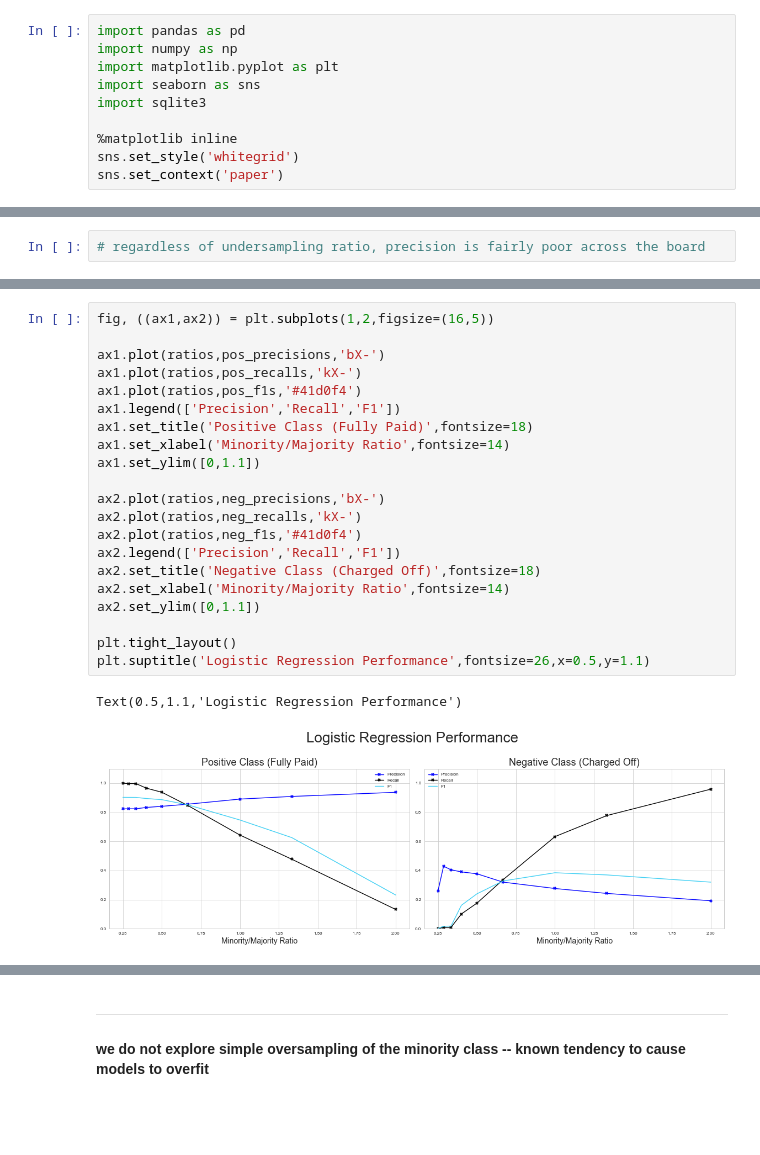
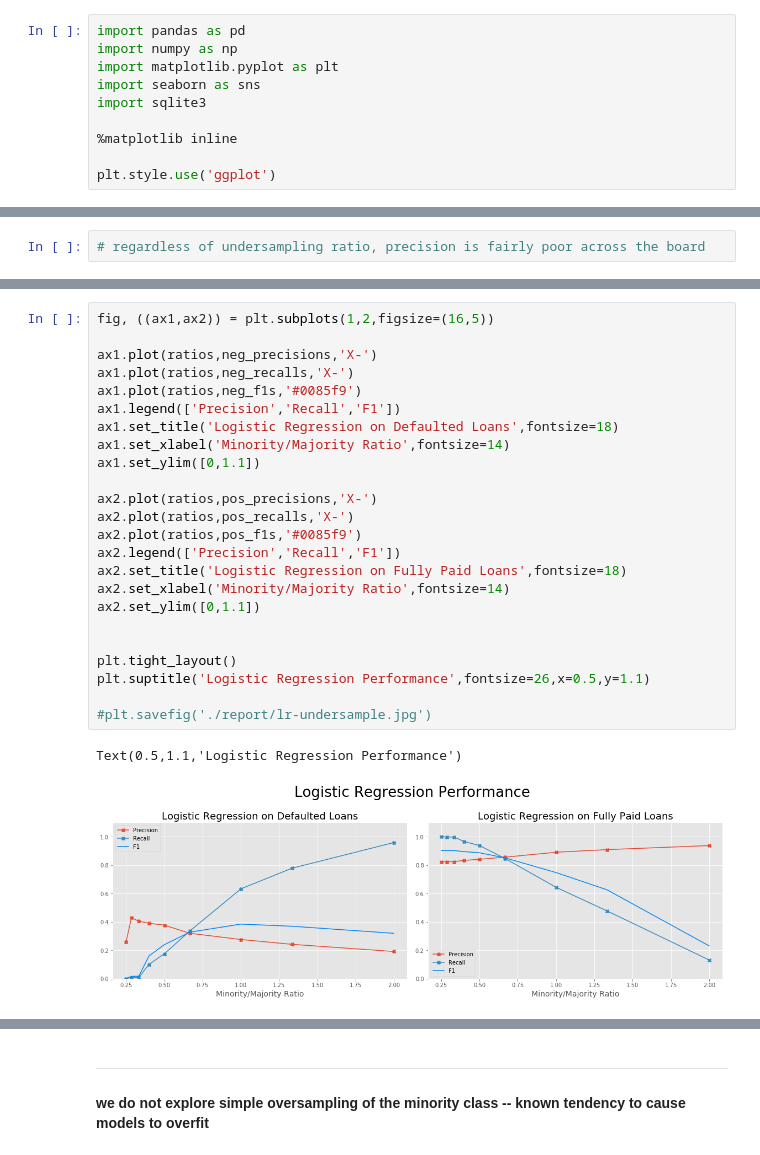
Before and after one commit to pandrewg/Lending-Club, a Jupyter notebook: analysis-pt2-imbalance-fix.ipynb, the cells around one changed output, grey strips where cells are left out. Drawn from its saved outputs; the diff is of its cells as text; blank space fills up the shorter version.

Commit message:
more plots made for report (resampling)

```diff
--- a/analysis-pt2-imbalance-fix.ipynb
+++ b/analysis-pt2-imbalance-fix.ipynb
@@ -8,8 +8,8 @@ import seaborn as sns
 import sqlite3
 
 %matplotlib inline
-sns.set_style('whitegrid')
-sns.set_context('paper')
+
+plt.style.use('ggplot')
 # %%
 def select(query):
 
@@ -244,24 +253,27 @@ for multiple in multiples:
 # %%
 fig, ((ax1,ax2)) = plt.subplots(1,2,figsize=(16,5))
 
-ax1.plot(ratios,pos_precisions,'bX-')
-ax1.plot(ratios,pos_recalls,'kX-')
-ax1.plot(ratios,pos_f1s,'#41d0f4')
+ax1.plot(ratios,neg_precisions,'X-')
+ax1.plot(ratios,neg_recalls,'X-')
+ax1.plot(ratios,neg_f1s,'#0085f9')
 ax1.legend(['Precision','Recall','F1'])
-ax1.set_title('Positive Class (Fully Paid)',fontsize=18)
+ax1.set_title('Logistic Regression on Defaulted Loans',fontsize=18)
 ax1.set_xlabel('Minority/Majority Ratio',fontsize=14)
 ax1.set_ylim([0,1.1])
 
-ax2.plot(ratios,neg_precisions,'bX-')
-ax2.plot(ratios,neg_recalls,'kX-')
-ax2.plot(ratios,neg_f1s,'#41d0f4')
+ax2.plot(ratios,pos_precisions,'X-')
+ax2.plot(ratios,pos_recalls,'X-')
+ax2.plot(ratios,pos_f1s,'#0085f9')
 ax2.legend(['Precision','Recall','F1'])
-ax2.set_title('Negative Class (Charged Off)',fontsize=18)
+ax2.set_title('Logistic Regression on Fully Paid Loans',fontsize=18)
 ax2.set_xlabel('Minority/Majority Ratio',fontsize=14)
 ax2.set_ylim([0,1.1])
 
+
 plt.tight_layout()
 plt.suptitle('Logistic Regression Performance',fontsize=26,x=0.5,y=1.1)
+
+#plt.savefig('./report/lr-undersample.jpg')
 # %% [output]
 Text(0.5,1.1,'Logistic Regression Performance')
-[figure, old version]
+[figure, new version]
```
Also changed, not shown: parts of 21 cells of this notebook, 2 other files.
